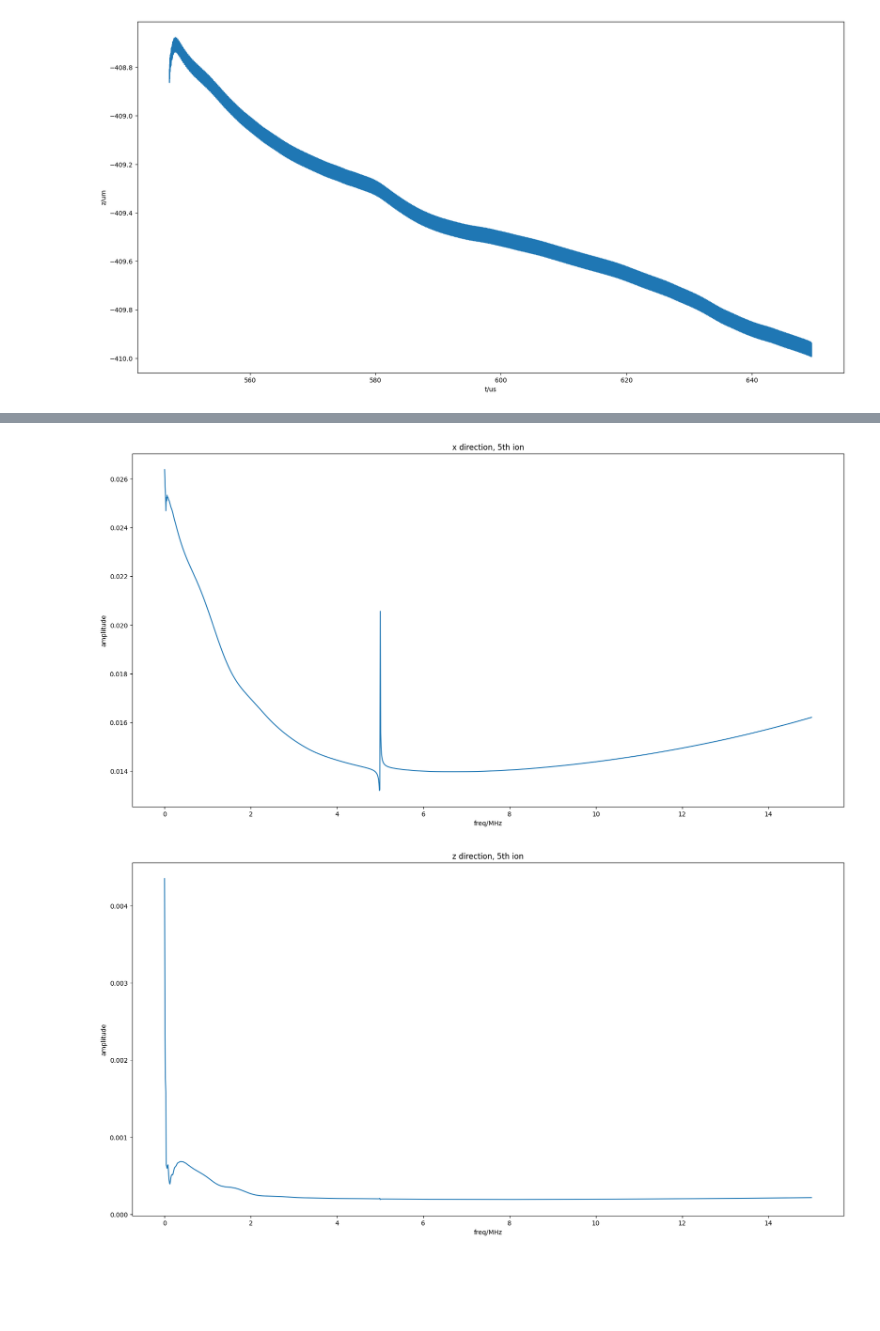
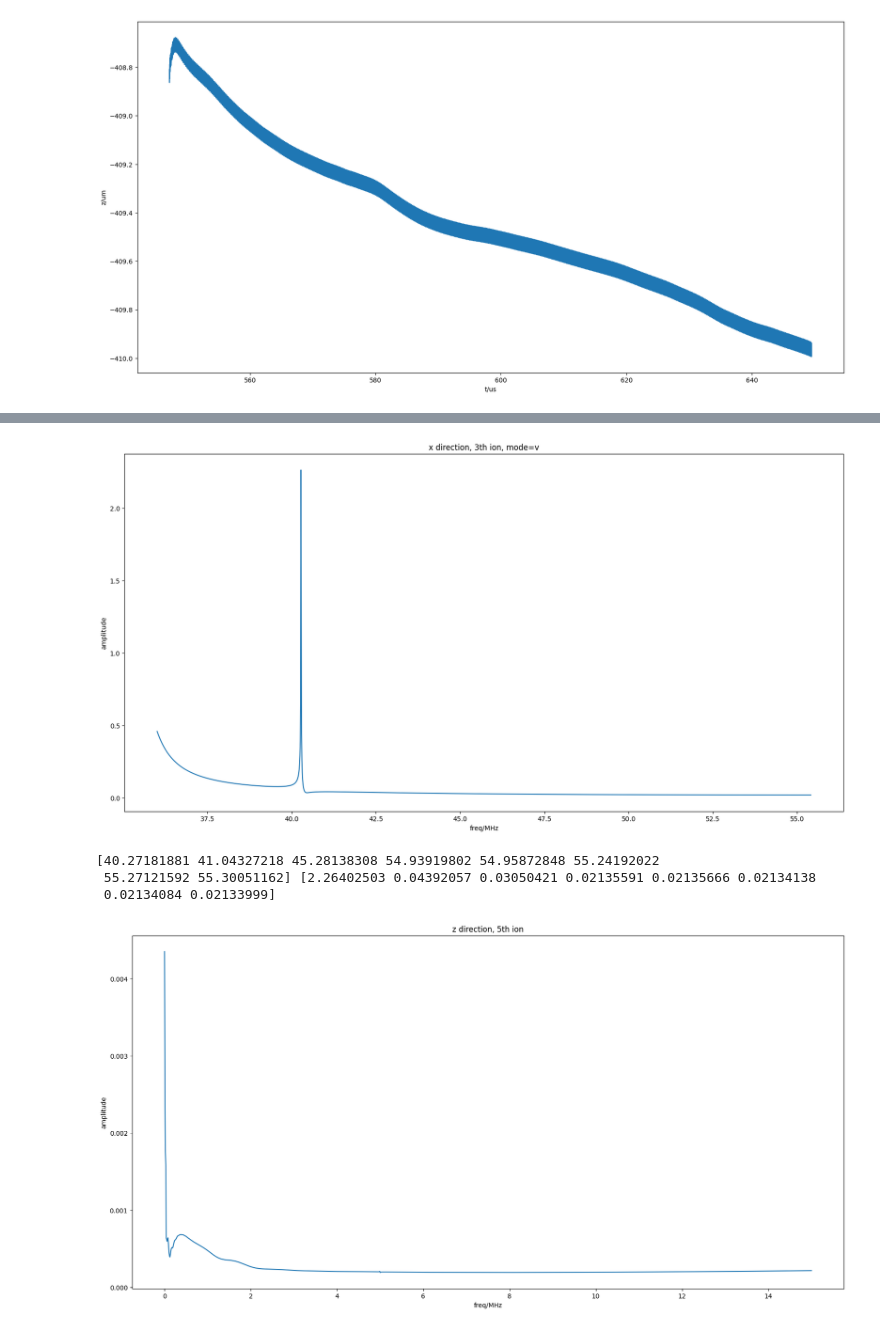
Before and after one commit to ylctql/ion-dynamic-simulation, a Jupyter notebook: src/sequence.ipynb, the cells around one changed output, grey strips where cells are left out. Drawn from its saved outputs; the diff is of its cells as text; code cells hidden in the pictures; blank space fills up the shorter version.

```diff
--- a/src/sequence.ipynb
+++ b/src/sequence.ipynb
@@ -126,7 +247,11 @@ freq_segment(axis=1, ion_id=3, min_freq=0, max_freq=15)
 # %%
-freq_segment(axis=0, ion_id=5, min_freq=0, max_freq=15)
+peak_freq, peak_mag = freq_segment(axis=0, ion_id=3, min_freq=36, max_freq=100)
+print(peak_freq, peak_mag)
 # %% [output]
-[figure, old version]
+[figure, new version]
+[40.27181881 41.04327218 45.28138308 54.93919802 54.95872848 55.24192022
+ 55.27121592 55.30051162] [2.26402503 0.04392057 0.03050421 0.02135591 0.02135666 0.02134138
+ 0.02134084 0.02133999]
 # %%
 freq_segment(axis=2, ion_id=5, min_freq=0, max_freq=15)
 # %% [output]
```
Also changed, not shown: parts of 22 cells of this notebook, 8 other files.
